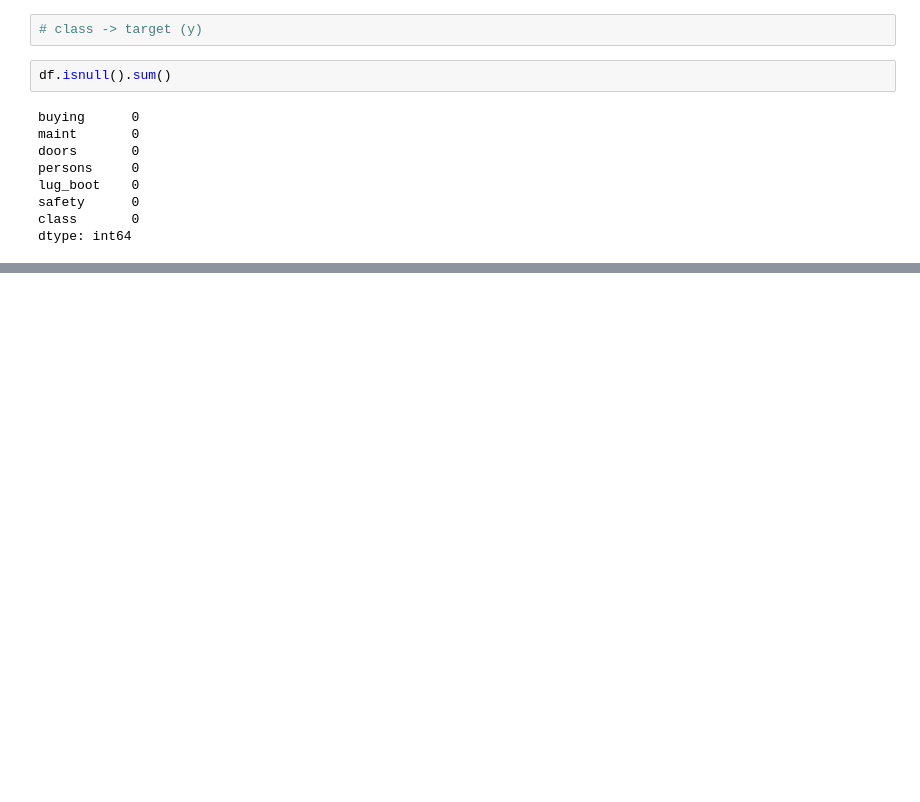
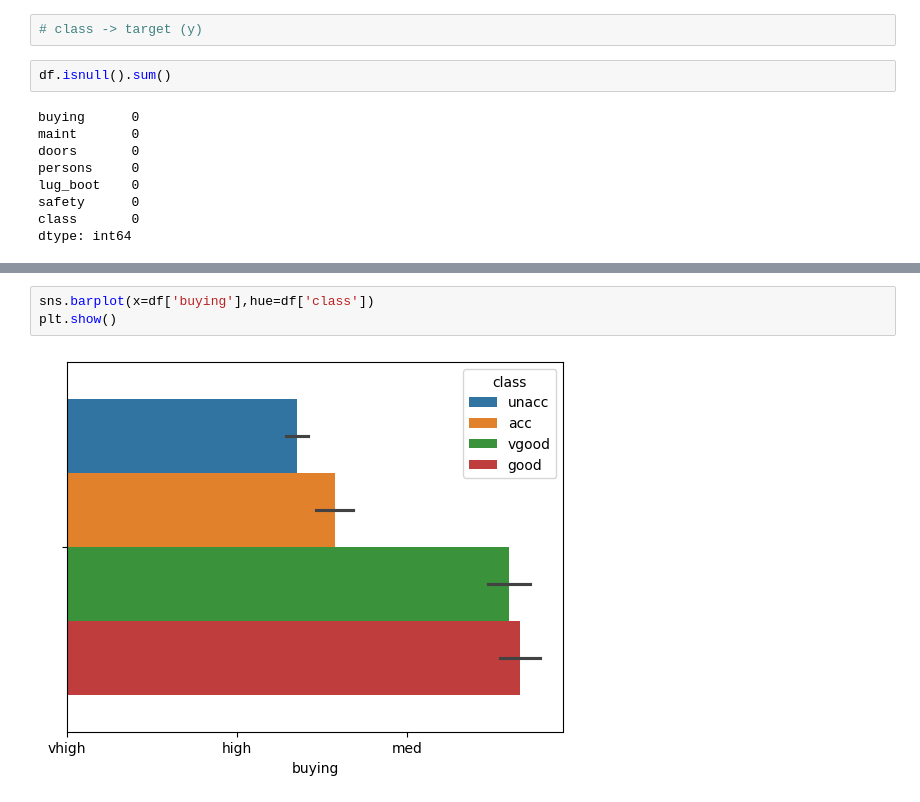
Before and after one commit to AbdullahTurgut/Machine-Learning, a Jupyter notebook: 14- DecisionTreeClassifier.ipynb, the cells around one changed output, grey strips where cells are left out. Drawn from its saved outputs; the diff is of its cells as text; blank space fills up the shorter version.

```diff
--- a/14- DecisionTreeClassifier.ipynb
+++ b/14- DecisionTreeClassifier.ipynb
@@ -64,0 +125,5 @@ dtype: int64
+# %%
+sns.barplot(x=df['buying'],hue=df['class'])
+plt.show()
+# %% [output]
+[figure, added]
```
Also changed, not shown: parts of 13 cells of this notebook.
